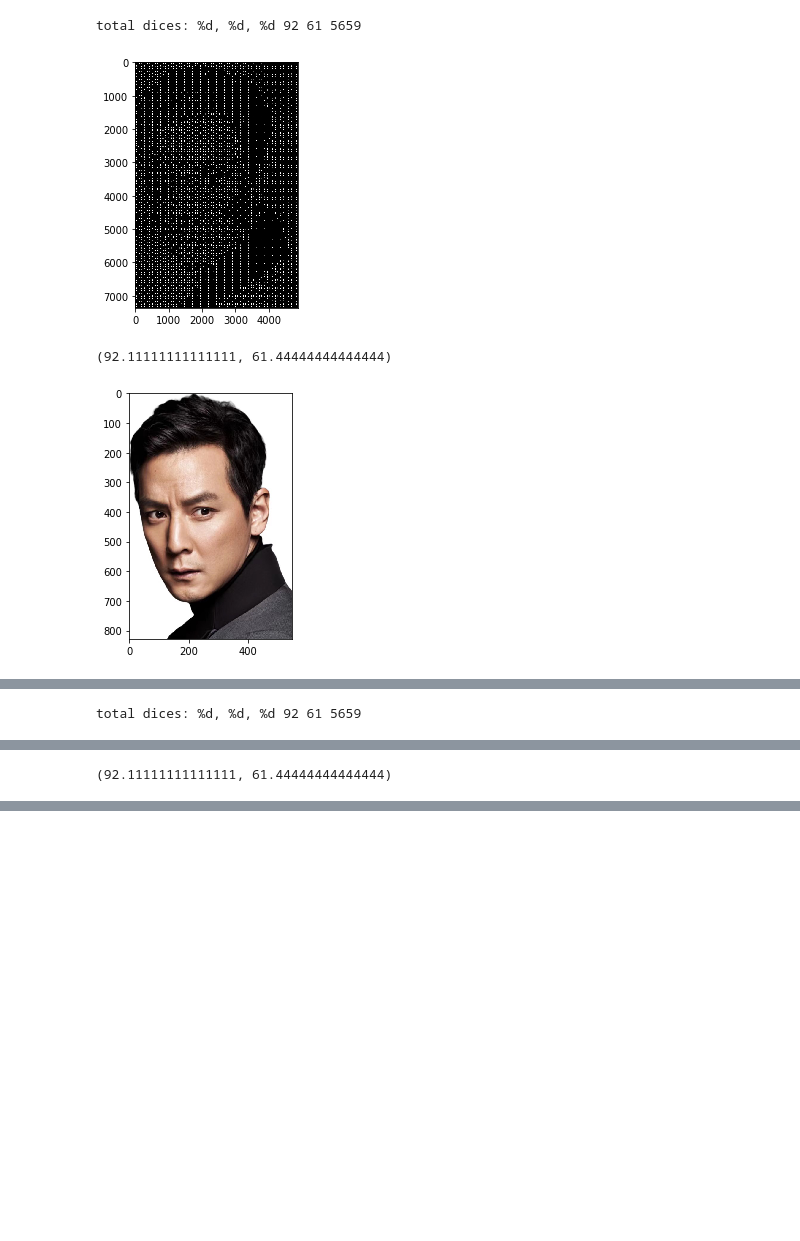
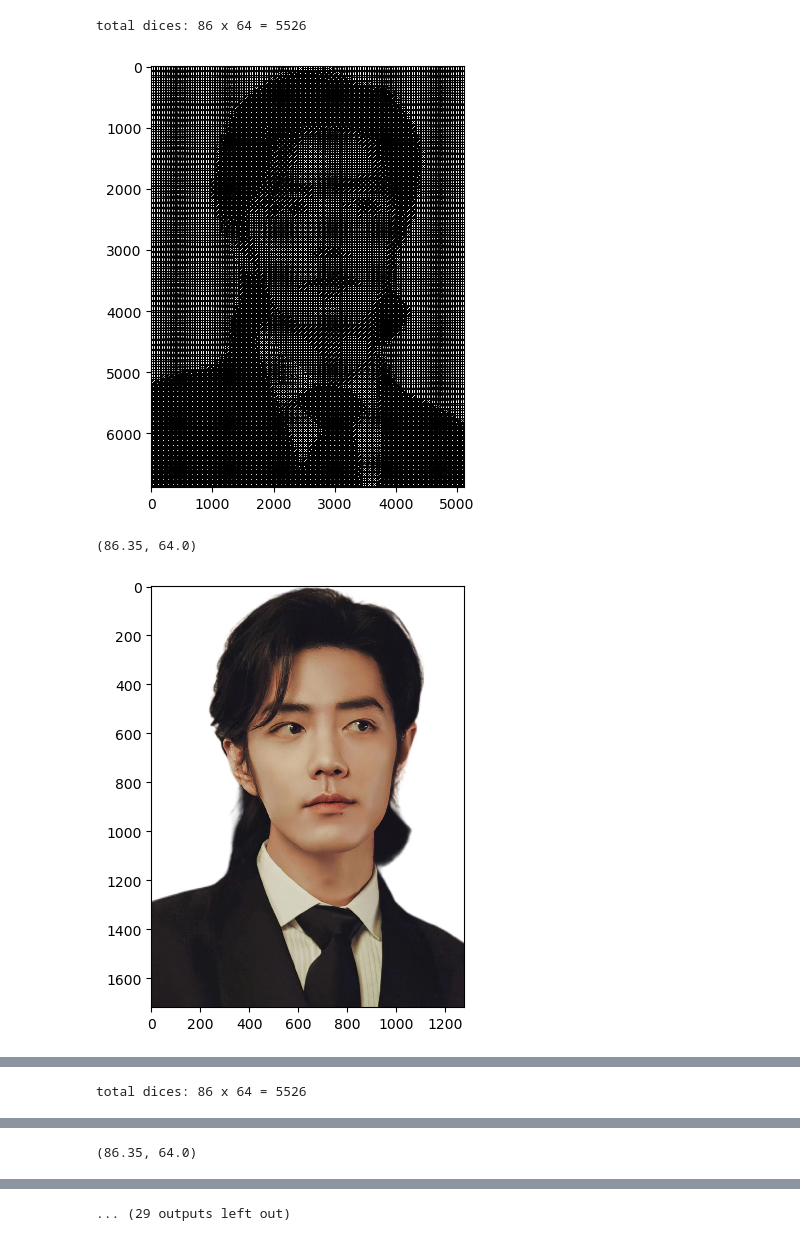
Before and after one commit to younthu/image2dice, a Jupyter notebook: saizi.ipynb, the cells around one changed output, grey strips where cells are left out. Cells and saved outputs as stored; diff of their text form; code cells hidden in the pictures; blank space fills up the shorter version.

```diff
--- a/saizi.ipynb
+++ b/saizi.ipynb
@@ -8,4 +1,11 @@ from common import rgb2gray, six_step_gray, patch2graydot
 # %%
+from skimage import io,transform
+import math
+import os
+import numpy as np
+from matplotlib import pyplot as plot
+from common import rgb2gray, six_step_gray, patch2graydot
+
 #Image和skimage读图片
 dice1 = io.imread('./dice/1.jpg')
 dice2 = io.imread('./dice/2.jpg')
@@ -35,44 +35,47 @@ def diceit(source, diceset, output="test.png", x_size=20,y_size=20):
     img2 = source
     width  = img2.shape[0]
     height = img2.shape[1]
-    print("total dices: %d, %d, %d", int(width/x_size), int(height/y_size), int(width*height/x_size/y_size))
+    print(f"total dices: {int(width/x_size)} x {int(height/y_size)} = {int(width*height/x_size/y_size)}")
     mapped_imgs = []
     origin_imgs = []
     for x in range(int(width/x_size)):
         xline_imgs = []
         xline_imgs_orig = []
         for y in range(int(height/y_size)):
             cropped = img2[int(x)*x_size:int(x)*x_size+x_size, int(y)*y_size:int(y)*y_size+y_size]
             dice = patch2graydot(cropped, x_size, y_size)
             xline_imgs.append(image_from_dice(dice, diceset))
             xline_imgs_orig.append(cropped)
     #         print(dice)
         merged = np.concatenate(xline_imgs,axis=1)
         merged_orig = np.concatenate(xline_imgs_orig, axis=1)
     #     io.imshow(merged_orig)
     #     io.show()
         mapped_imgs.append(merged)
         origin_imgs.append(merged_orig)
 
     io.imshow(np.concatenate(mapped_imgs))
     io.show()
     print((width/x_size, height/y_size))
     io.imsave(output, np.concatenate(mapped_imgs))
     io.imshow(np.concatenate(origin_imgs))
     io.show()
     io.imshow(img2)
     io.show()
 #     print(xline_imgs)
 
-origin_file = 'wyz3.jpeg'
-img2 = io.imread('./imgs/' + origin_file)
-max_dice_numbers = 6000
-scale = math.ceil(math.sqrt(img2.shape[0] * img2.shape[1] / 6000))
-block_size = scale
-diceit(img2, dice_numbers, "output/" + origin_file + ".numbers.png",block_size,block_size)
-diceit(img2, dice_images,"output/" + origin_file + ".dice.png",block_size,block_size)
+def auto_diceit(source_name, max_dice_numbers = 6000):
+    source = io.imread(f'./imgs/{source_name}')
+    scale = math.ceil(math.sqrt(source.shape[0] * source.shape[1] / max_dice_numbers))
+    block_size = scale
+    diceit(source, dice_images,f"output/{source_file}.dice.png",block_size,block_size)
+    diceit(source, dice_numbers,f"output/{source_file}.number.png",block_size,block_size)
+
+for source_file in ["1.jpg", "2.jpg", "3.jpg", "4.jpg"]:
+    auto_diceit(source_file)
+    print(f"{source_file} Done.")
 # %% [output]
-total dices: %d, %d, %d 92 61 5659
+total dices: 86 x 64 = 5526
-[figure, old version]
+[figure, new version]
-(92.11111111111111, 61.44444444444444)
+(86.35, 64.0)
-[figure, old version]
+[figure, new version]
@@ -80 +83 @@ total dices: %d, %d, %d 92 61 5659
-total dices: %d, %d, %d 92 61 5659
+total dices: 86 x 64 = 5526
@@ -82 +85 @@ total dices: %d, %d, %d 92 61 5659
-(92.11111111111111, 61.44444444444444)
+(86.35, 64.0)
@@ -84,0 +91 @@ total dices: %d, %d, %d 92 61 5659
+... (29 outputs left out)
```
Also changed, not shown: parts of 2 cells of this notebook, 21 other files.
